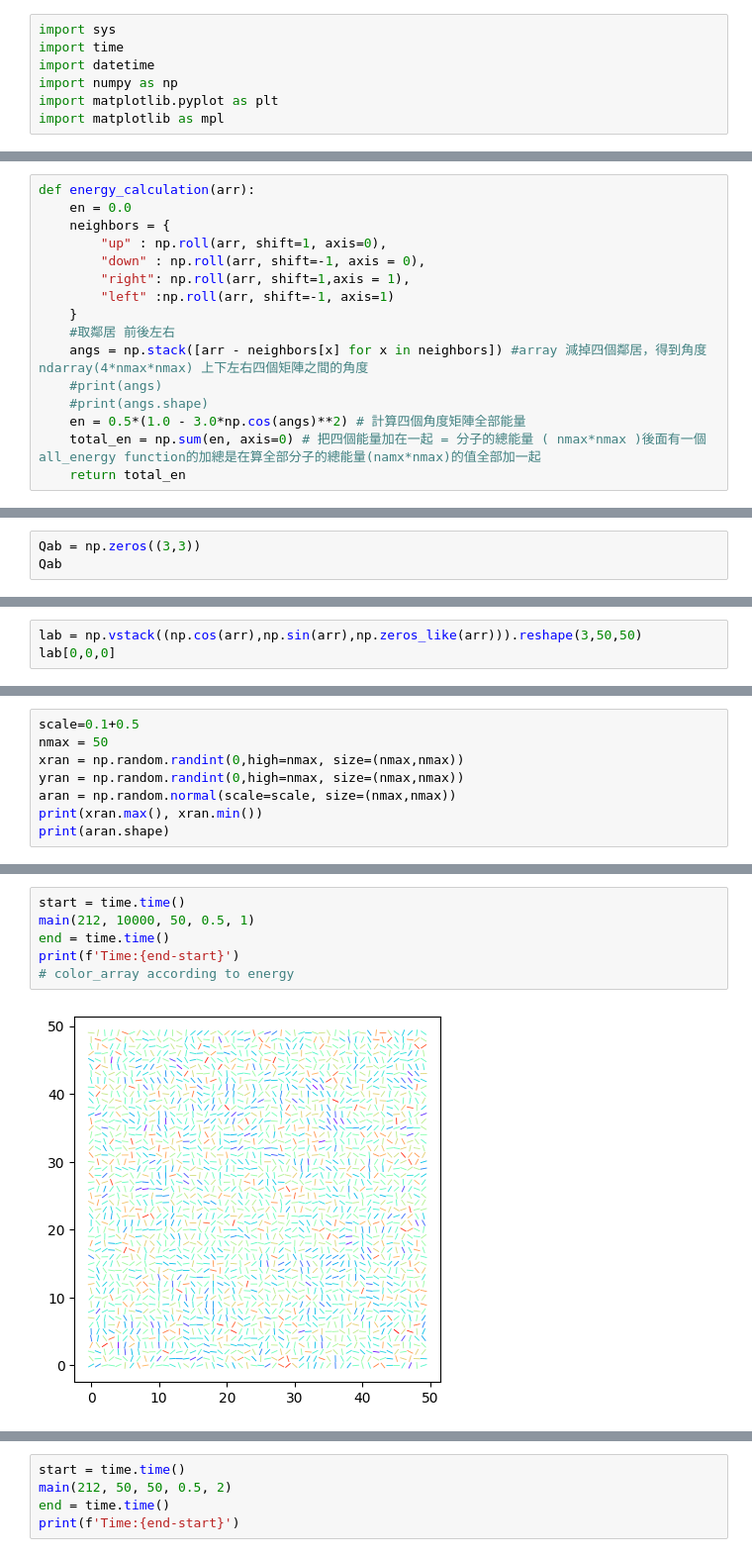
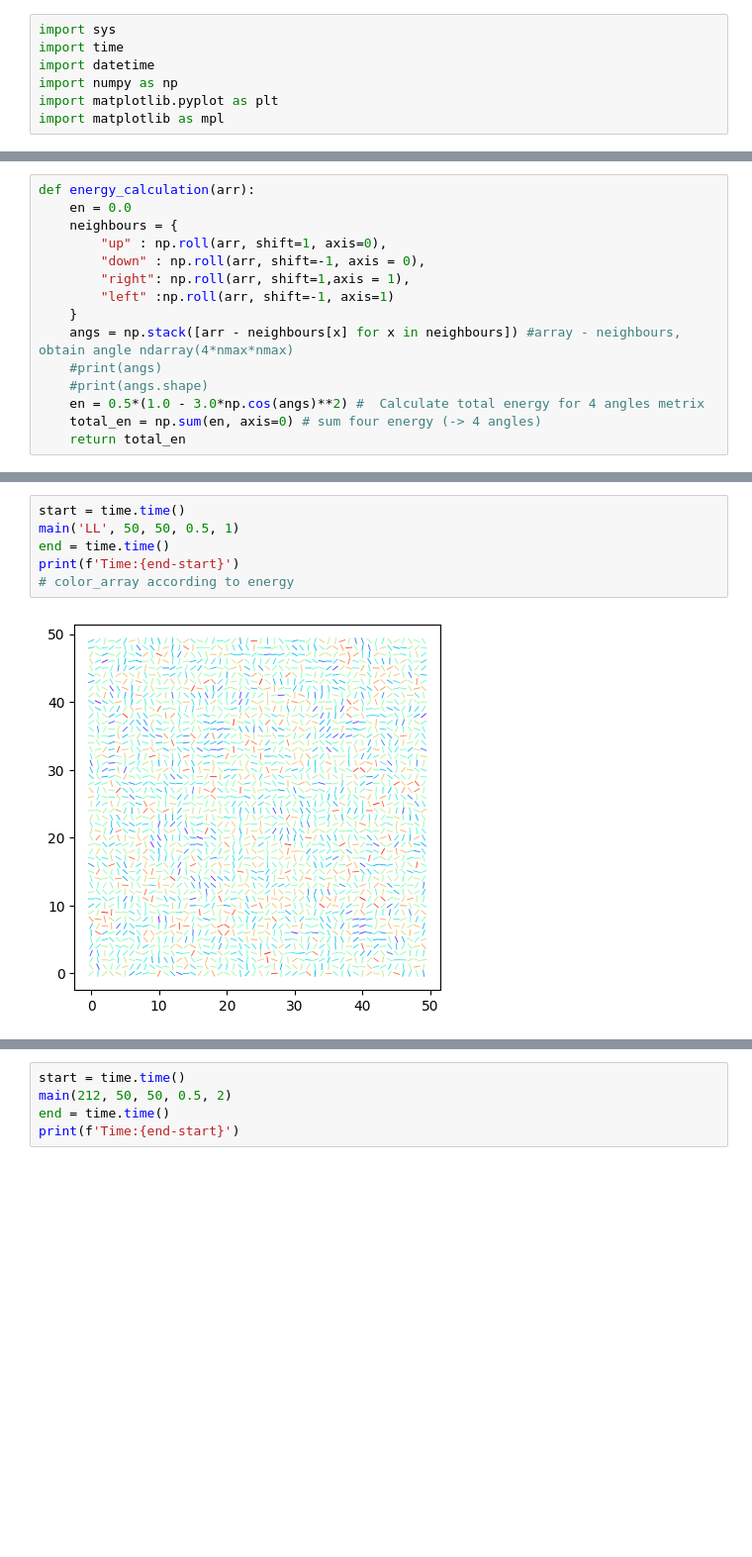
Before and after one commit to mcodcatyu/software_project1, a Jupyter notebook: vectorization/LebwohlLasher_vectorization.ipynb, the cells around one changed output, grey strips where cells are left out. Shown at 99% size. Drawn from its saved outputs; the diff is of its cells as text; blank space fills up the shorter version.

```diff
--- a/LebwohlLasher_vectorization.ipynb
+++ b/vectorization/LebwohlLasher_vectorization.ipynb
@@ -111,18 +93,17 @@ def plotdat(arr,pflag,nmax): # plot的設定 2號
 # %%
 def energy_calculation(arr):
     en = 0.0
-    neighbors = {
+    neighbours = {
         "up" : np.roll(arr, shift=1, axis=0),
         "down" : np.roll(arr, shift=-1, axis = 0),
         "right": np.roll(arr, shift=1,axis = 1),
         "left" :np.roll(arr, shift=-1, axis=1)
     }
-    #取鄰居 前後左右
-    angs = np.stack([arr - neighbors[x] for x in neighbors]) #array 減掉四個鄰居，得到角度 ndarray(4*nmax*nmax) 上下左右四個矩陣之間的角度
+    angs = np.stack([arr - neighbours[x] for x in neighbours]) #array - neighbours, obtain angle ndarray(4*nmax*nmax)
     #print(angs)
     #print(angs.shape)
-    en = 0.5*(1.0 - 3.0*np.cos(angs)**2) # 計算四個角度矩陣全部能量
-    total_en = np.sum(en, axis=0) # 把四個能量加在一起 = 分子的總能量 ( nmax*nmax )後面有一個all_energy function的加總是在算全部分子的總能量(namx*nmax)的值全部加一起
+    en = 0.5*(1.0 - 3.0*np.cos(angs)**2) #  Calculate total energy for 4 angles metrix
+    total_en = np.sum(en, axis=0) # sum four energy (-> 4 angles)
     return total_en
 # %%
 def savedat(arr,nsteps,Ts,runtime,ratio,energy,order,nmax):
@@ -219,3 +191,0 @@ array([[1., 0., 0.],
-# %%
-Qab = np.zeros((3,3))
-Qab
@@ -226,3 +191,0 @@ array([[0., 0., 0.],
-# %%
-lab = np.vstack((np.cos(arr),np.sin(arr),np.zeros_like(arr))).reshape(3,50,50)
-lab[0,0,0]
@@ -307,9 +266 @@ def MC_step(arr,Ts,nmax): #一次 mc step 代表 轉動一個分子看全部會
     return accept/(nmax*nmax)
-# %%
-scale=0.1+0.5
-nmax = 50
-xran = np.random.randint(0,high=nmax, size=(nmax,nmax))
-yran = np.random.randint(0,high=nmax, size=(nmax,nmax))
-aran = np.random.normal(scale=scale, size=(nmax,nmax))
-print(xran.max(), xran.min())
-print(aran.shape)
@@ -378,8 +320,8 @@ Usage: python /home/ellie/software_project/.venv/lib/python3.13/site-packages/ip
 # %%
 start = time.time()
-main(212, 10000, 50, 0.5, 1)
+main('LL', 50, 50, 0.5, 1)
 end = time.time()
 print(f'Time:{end-start}')
 # color_array according to energy
 # %% [output]
-[figure, old version]
+[figure, new version]
```
Also changed, not shown: parts of 17 cells of this notebook, 9 other files.
